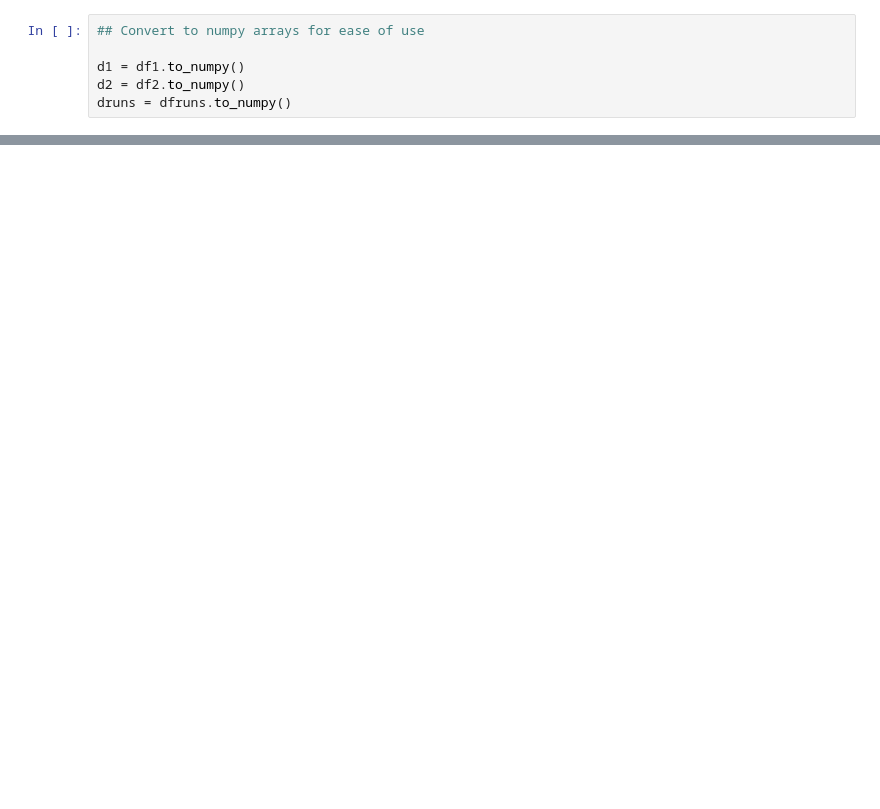
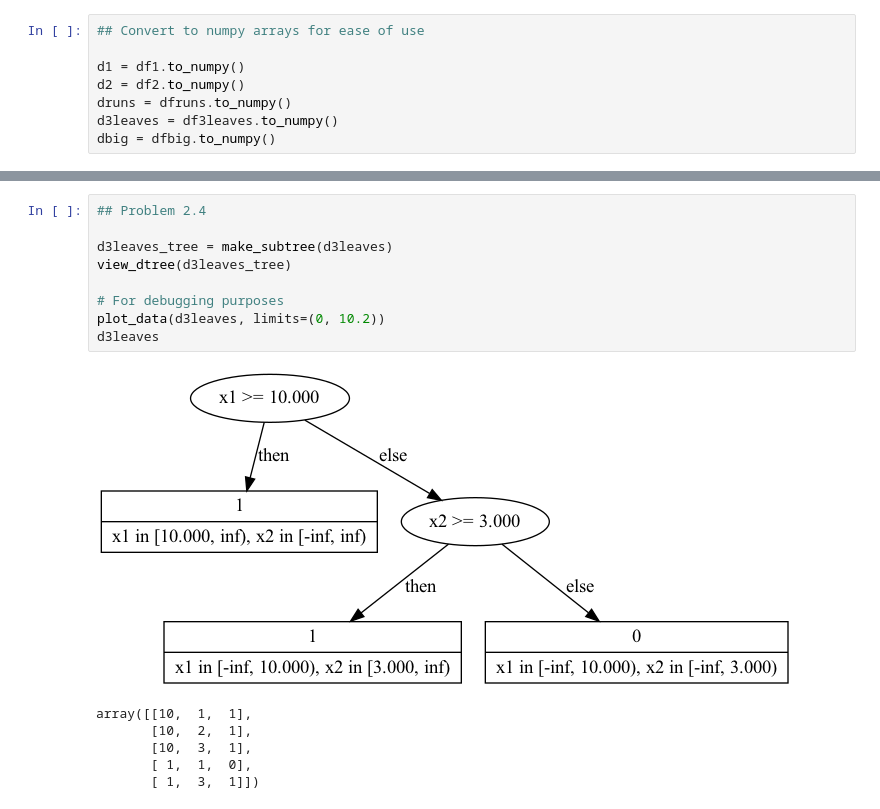
Before and after one commit to pao214/cs760_hw2, a Jupyter notebook: code/hw2.ipynb, the cells around one changed output, grey strips where cells are left out. Cells and saved outputs as stored; diff of their text form; blank space fills up the shorter version.

```diff
--- a/code/hw2.ipynb
+++ b/code/hw2.ipynb
@@ -19,3 +34,5 @@ dfruns = pd.read_csv('../hw2_data/Druns.txt', sep=' ')
 d1 = df1.to_numpy()
 d2 = df2.to_numpy()
 druns = dfruns.to_numpy()
+d3leaves = df3leaves.to_numpy()
+dbig = dfbig.to_numpy()
@@ -132,0 +404,16 @@ def make_subtree(node_data):
+# %%
+## Problem 2.4
+
+d3leaves_tree = make_subtree(d3leaves)
+view_dtree(d3leaves_tree)
+
+# For debugging purposes
+plot_data(d3leaves, limits=(0, 10.2))
+d3leaves
+# %% [output]
+[figure, added]
+array([[10,  1,  1],
+       [10,  2,  1],
+       [10,  3,  1],
+       [ 1,  1,  0],
+       [ 1,  3,  1]])
```
Also changed, not shown: parts of 28 cells of this notebook, 22 other files.
